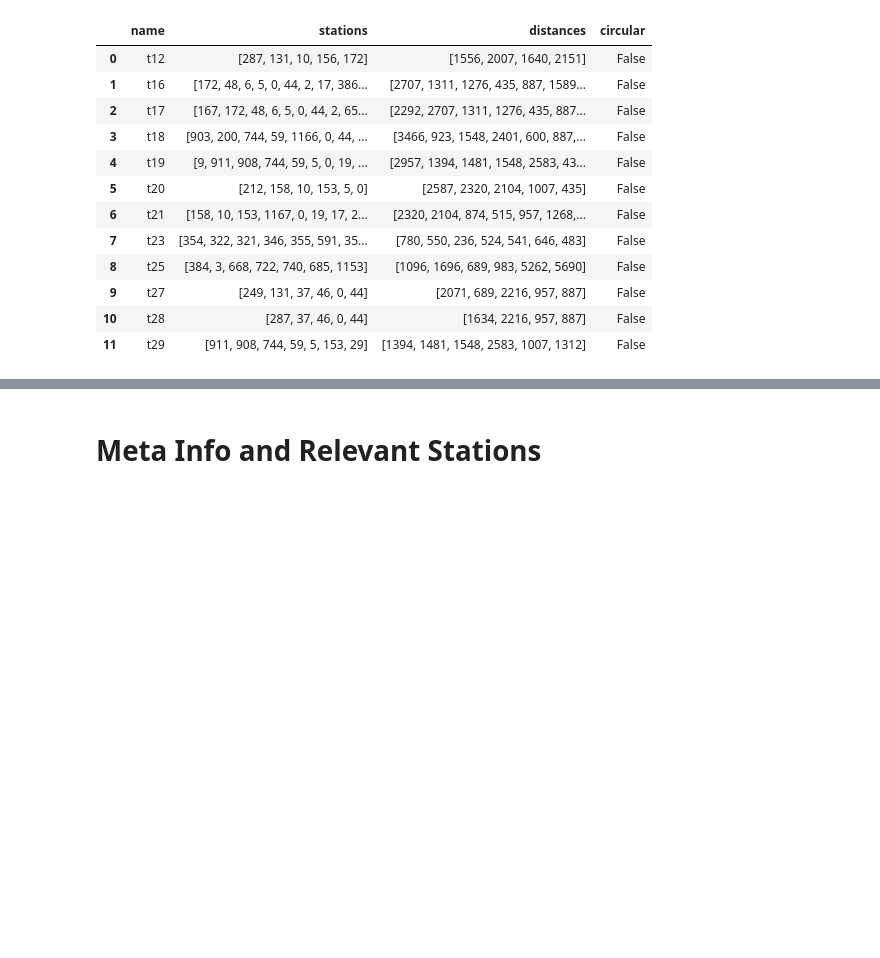
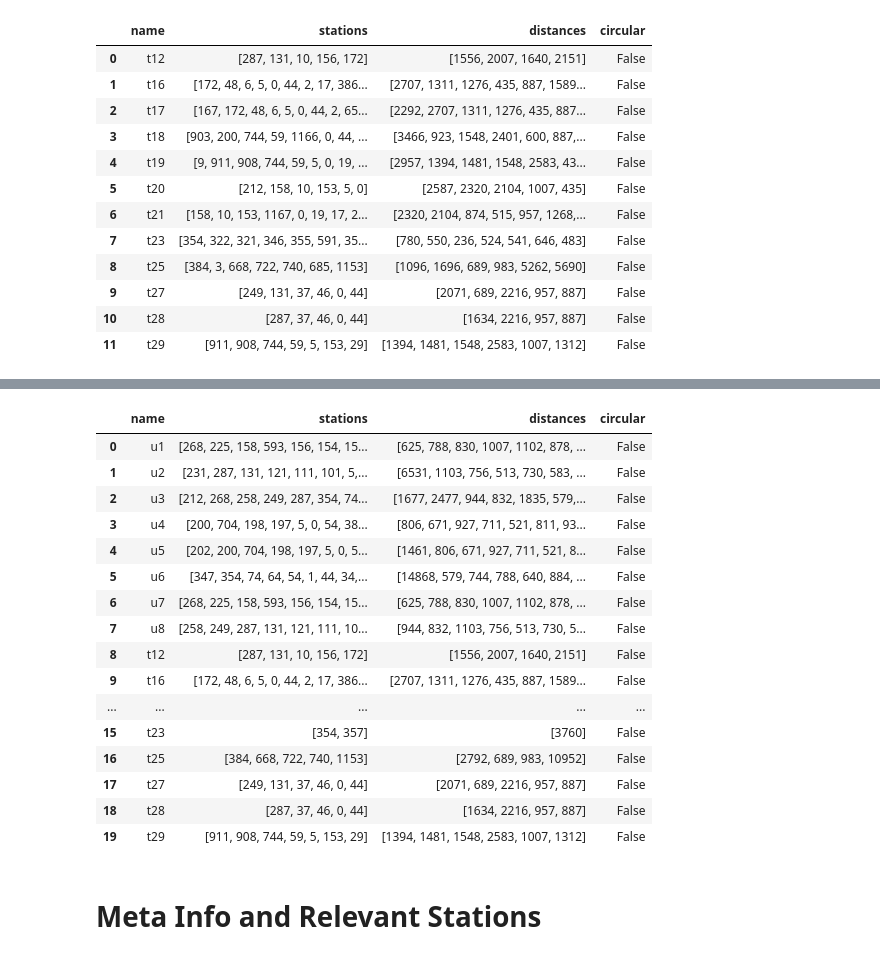
Before and after one commit to deeliciouscode/publicflow, a Jupyter notebook: analysis/data_cleansing.ipynb, the cells around one changed output, grey strips where cells are left out. Cells and saved outputs as stored; diff of their text form; code cells hidden in the pictures; blank space fills up the shorter version.

Commit message:
remove stations that are only serviced by one line to reduce complexity

```diff
--- a/analysis/data_cleansing.ipynb
+++ b/analysis/data_cleansing.ipynb
@@ -184,0 +197,41 @@ with open("../{}/tram_lines.yaml".format(FOLDER), "wb") as file:
+# %%
+station_count = dict()
+# %%
+for station_ids in all_lines["stations"]:
+    for station in station_ids:
+        if station in station_count:
+            station_count[station] += 1
+        else:
+            station_count[station] = 1
+# %%
+stations_not_needed = []
+
+for station_id, count in station_count.items():
+    if count == 1:
+        stations_not_needed.append(station_id)
+# %%
+# all_lines.at[5, "stations"]
+
+for i, row in all_lines.iterrows():
+    cut_indizes = []
+    new_stations = row.stations.copy()
+    for j in range(len(row.stations)):
+        if j == 0 or j == len(row.stations) - 1:
+            continue
+        # print(i, j)
+        station_id = row.stations[j]
+        if station_id in stations_not_needed:
+            cut_indizes.append(j)
+            new_stations.remove(station_id)
+
+    new_distances = []
+    for j in range(len(row.distances)):
+        if j in cut_indizes:
+            new_distances[-1] += row.distances[j]
+        else:
+            new_distances.append(row.distances[j])
+
+    # print(i, new_stations)
+    # print(i, new_distances)
+    all_lines.at[i, "stations"] = new_stations
+    all_lines.at[i, "distances"] = new_distances
@@ -184,0 +242,20 @@ with open("../{}/tram_lines.yaml".format(FOLDER), "wb") as file:
+# %%
+all_lines
+# %% [output]
+|  | name | stations | distances | circular |
+| 0 | u1 | [268, 225, 158, 593, 156, 154, 15... | [625, 788, 830, 1007, 1102, 878, ... | False |
+| 1 | u2 | [231, 287, 131, 121, 111, 101, 5,... | [6531, 1103, 756, 513, 730, 583, ... | False |
+| 2 | u3 | [212, 268, 258, 249, 287, 354, 74... | [1677, 2477, 944, 832, 1835, 579,... | False |
+| 3 | u4 | [200, 704, 198, 197, 5, 0, 54, 38... | [806, 671, 927, 711, 521, 811, 93... | False |
+| 4 | u5 | [202, 200, 704, 198, 197, 5, 0, 5... | [1461, 806, 671, 927, 711, 521, 8... | False |
+| 5 | u6 | [347, 354, 74, 64, 54, 1, 44, 34,... | [14868, 579, 744, 788, 640, 884, ... | False |
+| 6 | u7 | [268, 225, 158, 593, 156, 154, 15... | [625, 788, 830, 1007, 1102, 878, ... | False |
+| 7 | u8 | [258, 249, 287, 131, 121, 111, 10... | [944, 832, 1103, 756, 513, 730, 5... | False |
+| 8 | t12 | [287, 131, 10, 156, 172] | [1556, 2007, 1640, 2151] | False |
+| 9 | t16 | [172, 48, 6, 5, 0, 44, 2, 17, 386... | [2707, 1311, 1276, 435, 887, 1589... | False |
+| ... | ... | ... | ... | ... |
+| 15 | t23 | [354, 357] | [3760] | False |
+| 16 | t25 | [384, 668, 722, 740, 1153] | [2792, 689, 983, 10952] | False |
+| 17 | t27 | [249, 131, 37, 46, 0, 44] | [2071, 689, 2216, 957, 887] | False |
+| 18 | t28 | [287, 37, 46, 0, 44] | [1634, 2216, 957, 887] | False |
+| 19 | t29 | [911, 908, 744, 59, 5, 153, 29] | [1394, 1481, 1548, 2583, 1007, 1312] | False |
```
Also changed, not shown: parts of 6 cells of this notebook, 5 other files.
